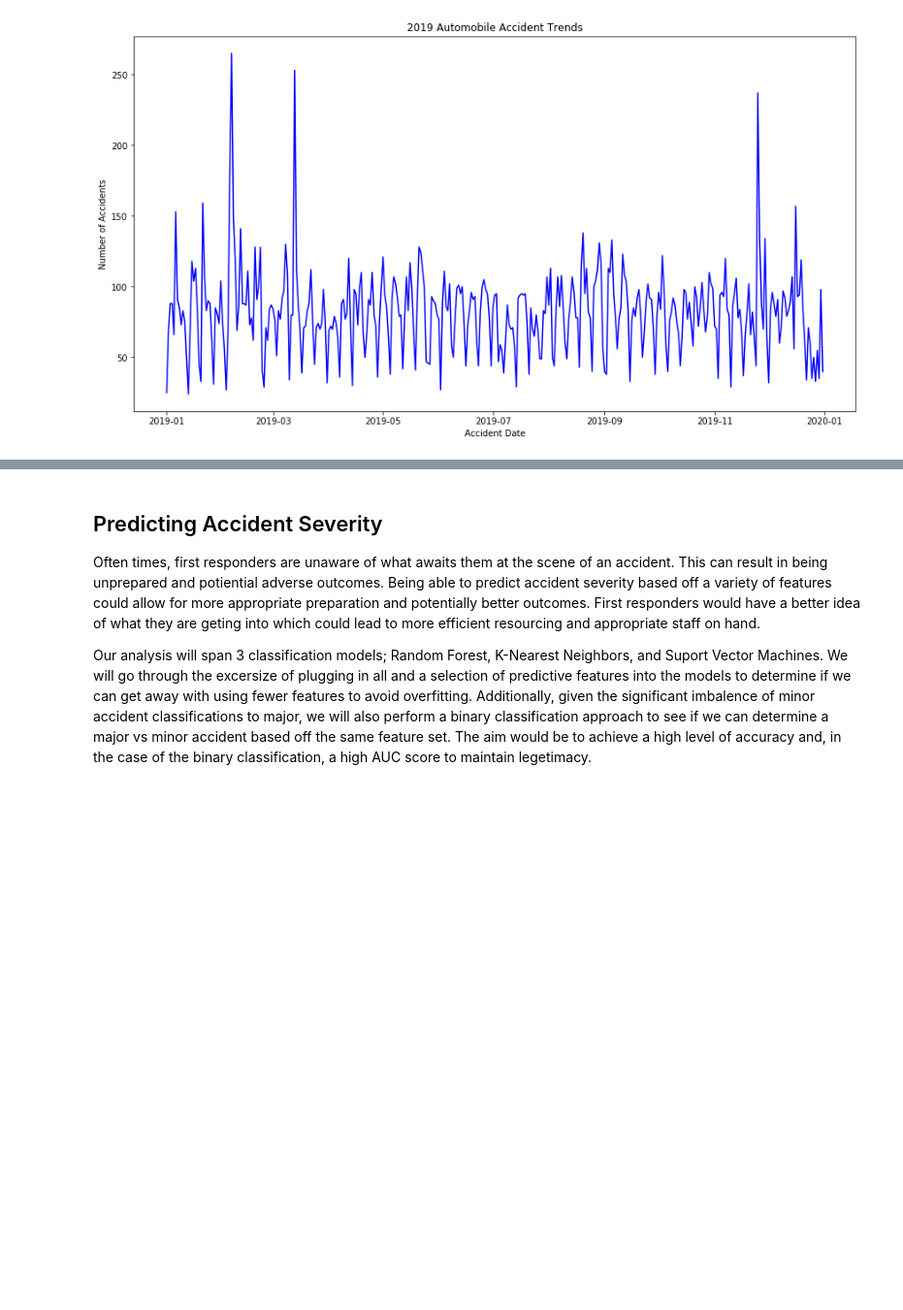
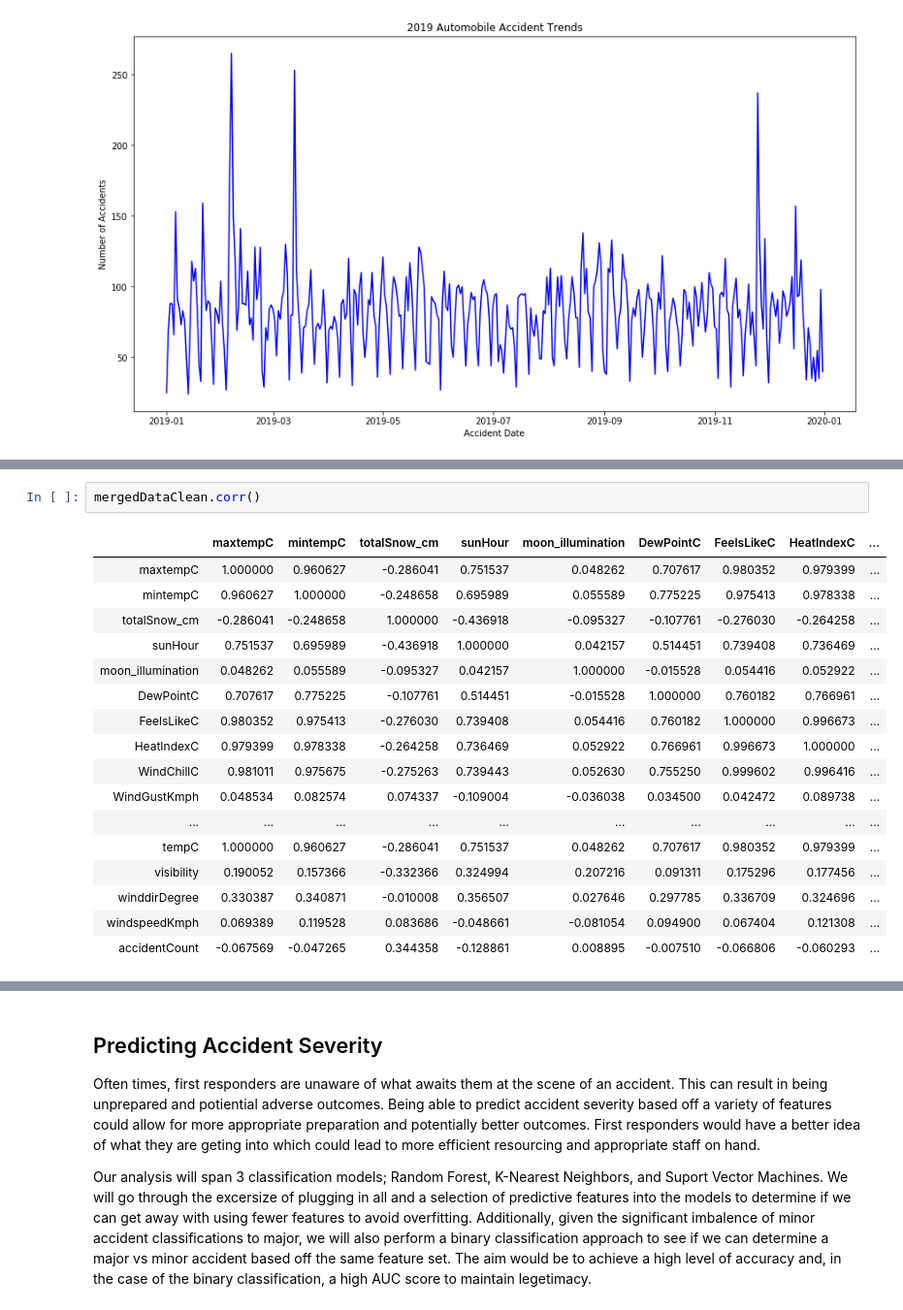
Before and after one commit to ckyle25/dSFinalProject2020, a Jupyter notebook: Final Project.ipynb, the cells around one changed output, grey strips where cells are left out. Shown: that part at 97% size. Drawn from its saved outputs; the diff is of its cells as text; blank space fills up the shorter version.

```diff
--- a/Final Project.ipynb
+++ b/Final Project.ipynb
@@ -189,0 +201,20 @@ Insert Content
+# %%
+mergedDataClean.corr()
+# %% [output]
+|  | maxtempC | mintempC | totalSnow_cm | sunHour | moon_illumination | DewPointC | FeelsLikeC | HeatIndexC | ... |
+| maxtempC | 1.000000 | 0.960627 | -0.286041 | 0.751537 | 0.048262 | 0.707617 | 0.980352 | 0.979399 | ... |
+| mintempC | 0.960627 | 1.000000 | -0.248658 | 0.695989 | 0.055589 | 0.775225 | 0.975413 | 0.978338 | ... |
+| totalSnow_cm | -0.286041 | -0.248658 | 1.000000 | -0.436918 | -0.095327 | -0.107761 | -0.276030 | -0.264258 | ... |
+| sunHour | 0.751537 | 0.695989 | -0.436918 | 1.000000 | 0.042157 | 0.514451 | 0.739408 | 0.736469 | ... |
+| moon_illumination | 0.048262 | 0.055589 | -0.095327 | 0.042157 | 1.000000 | -0.015528 | 0.054416 | 0.052922 | ... |
+| DewPointC | 0.707617 | 0.775225 | -0.107761 | 0.514451 | -0.015528 | 1.000000 | 0.760182 | 0.766961 | ... |
+| FeelsLikeC | 0.980352 | 0.975413 | -0.276030 | 0.739408 | 0.054416 | 0.760182 | 1.000000 | 0.996673 | ... |
+| HeatIndexC | 0.979399 | 0.978338 | -0.264258 | 0.736469 | 0.052922 | 0.766961 | 0.996673 | 1.000000 | ... |
+| WindChillC | 0.981011 | 0.975675 | -0.275263 | 0.739443 | 0.052630 | 0.755250 | 0.999602 | 0.996416 | ... |
+| WindGustKmph | 0.048534 | 0.082574 | 0.074337 | -0.109004 | -0.036038 | 0.034500 | 0.042472 | 0.089738 | ... |
+| ... | ... | ... | ... | ... | ... | ... | ... | ... | ... |
+| tempC | 1.000000 | 0.960627 | -0.286041 | 0.751537 | 0.048262 | 0.707617 | 0.980352 | 0.979399 | ... |
+| visibility | 0.190052 | 0.157366 | -0.332366 | 0.324994 | 0.207216 | 0.091311 | 0.175296 | 0.177456 | ... |
+| winddirDegree | 0.330387 | 0.340871 | -0.010008 | 0.356507 | 0.027646 | 0.297785 | 0.336709 | 0.324696 | ... |
+| windspeedKmph | 0.069389 | 0.119528 | 0.083686 | -0.048661 | -0.081054 | 0.094900 | 0.067404 | 0.121308 | ... |
+| accidentCount | -0.067569 | -0.047265 | 0.344358 | -0.128861 | 0.008895 | -0.007510 | -0.066806 | -0.060293 | ... |
```
Also changed, not shown: parts of 27 cells of this notebook.
